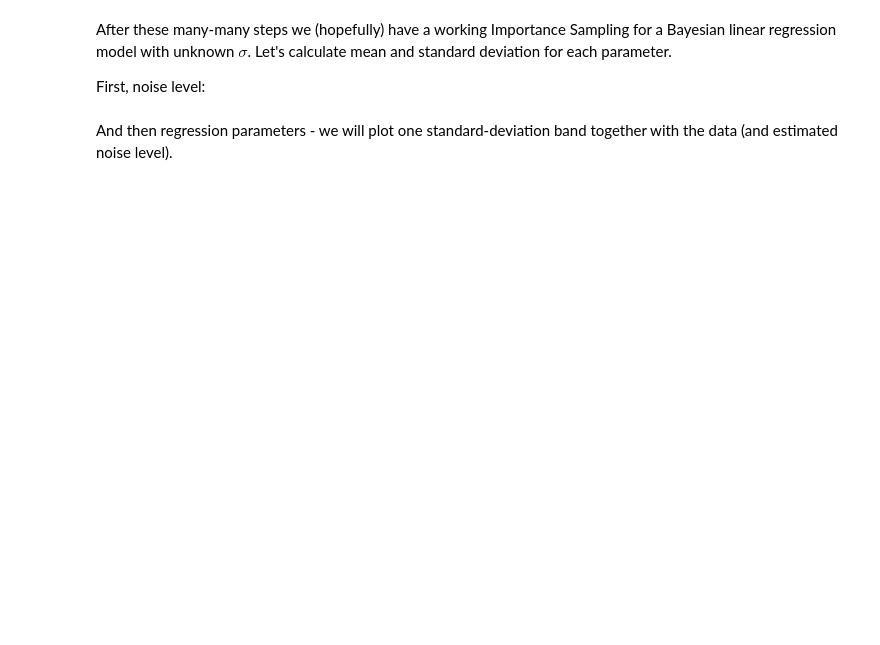
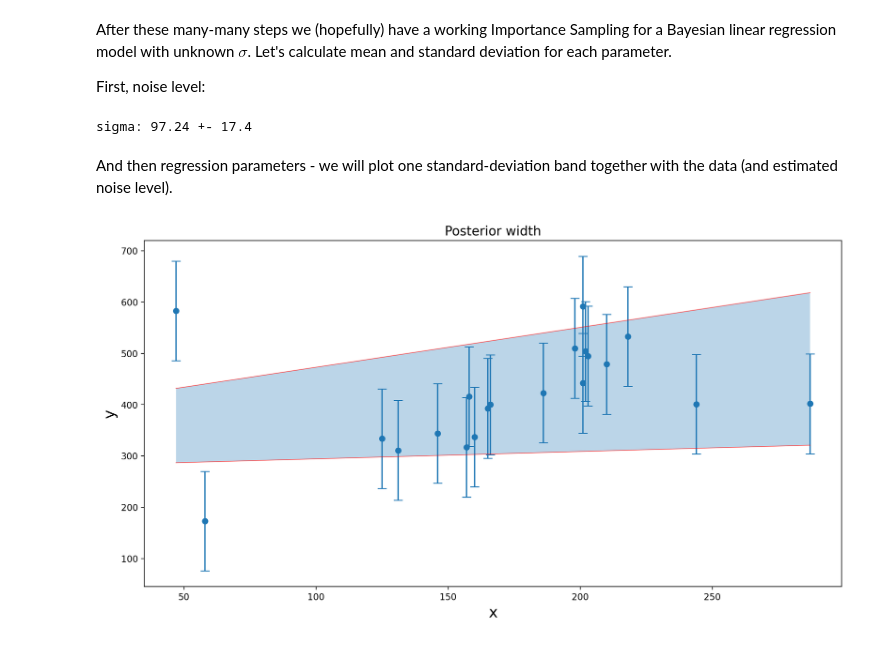
Before and after one commit to Mosder/agh, a Jupyter notebook: sem4/esum/lab6.ipynb, the cells around one changed output. Saved outputs shown, nothing was run; the diff lists cells and outputs as text; code cells hidden in the pictures; blank space fills up the shorter version.

```diff
--- a/sem4/esum/lab6.ipynb
+++ b/sem4/esum/lab6.ipynb
@@ -269,8 +277,8 @@ Hint: you may need `tf.reduce_max`, `tf.reduce_sum` and `tf.math.exp` functions.
 # %%
 def IS_weights(logp, logq):
     S = logp - logq
-    S = S - tf.reduce_max(S, axis=1).reshape(-1, 1)
-    return tf.math.exp(Z) / tf.reduce_sum(tf.math.exp(Z), axis=1).reshape(-1, 1)
+    S = S - tf.reduce_max(S)
+    return tf.math.exp(S) / tf.reduce_sum(tf.math.exp(S))
 # %% [markdown]
 Importance weights allow us to calculate mean and standard deviation of $f(\mathbf{x})$ with respect to the target probability distribution $p(\mathbf{x})$.
 # %%
@@ -356,16 +364,14 @@ def log_likelihood(X, Y, w_samples, sigma_samples):
     # every data point in (X, Y).
     #
     # Means are stored in Z. Standard deviations are in sigma_samples.
-    #
     density = tfd.Normal(loc=Z, scale=sigma_samples)
 
     # We can now calculate log-densities for our data.
-    #
     logd = density.log_prob(Y)
 
     # Finally, we need to calculate log-likelihood for each sample
     # in (w_samples, sigma_samples)
-    ll =
+    ll = tf.reduce_sum(logd, axis=1)
 
     return ll
 # %% [markdown]
@@ -385,3 +381,7 @@ Exception: Calculate posterior log densities (up to the normalizing constant) an
+# %%
+logp = log_likelihood(hogg_x, hogg_y, w_samples, sigma_samples) + prior_w.log_prob(w_samples) + prior_sigma.log_prob(sigma_samples)
+
+logq = proposal_w.log_prob(w_samples) + proposal_sigma.log_prob(sigma_samples)
 # %% [markdown]
 After these many-many steps we  (hopefully) have a working Importance Sampling for a Bayesian linear regression model with unknown $\sigma$. Let's calculate mean and standard deviation for each parameter.
 
@@ -389,6 +389,8 @@ First, noise level:
 # %%
 sigma_mean, sigma_std = IS_mean_std(sigma_samples, logp, logq)
 print(f'sigma: {sigma_mean:.4} +- {sigma_std:.3}')
+# %% [output]
+sigma: 97.24 +- 17.4
 # %% [markdown]
 And then regression parameters - we will plot one standard-deviation band together with the data (and estimated noise level).
 # %%
@@ -396,6 +398,8 @@ w_mean, w_std = IS_mean_std(w_samples, logp, logq)
 # %%
 w_span = np.array([w_mean + w_std,
                    w_mean - w_std])
 
 fig = plt.figure(figsize=(14, 7))
-plot_posterior_samples(plt.gca(), w_span, hogg_x, hogg_y, sigma_mean, title='Posterior width')
+plot_posterior_samples(plt.gca(), w_span, hogg_x, hogg_y, sigma_mean, title='Posterior width', fill=True)
+# %% [output]
+[figure, added]
```
Also changed, not shown: parts of 5 cells of this notebook.
